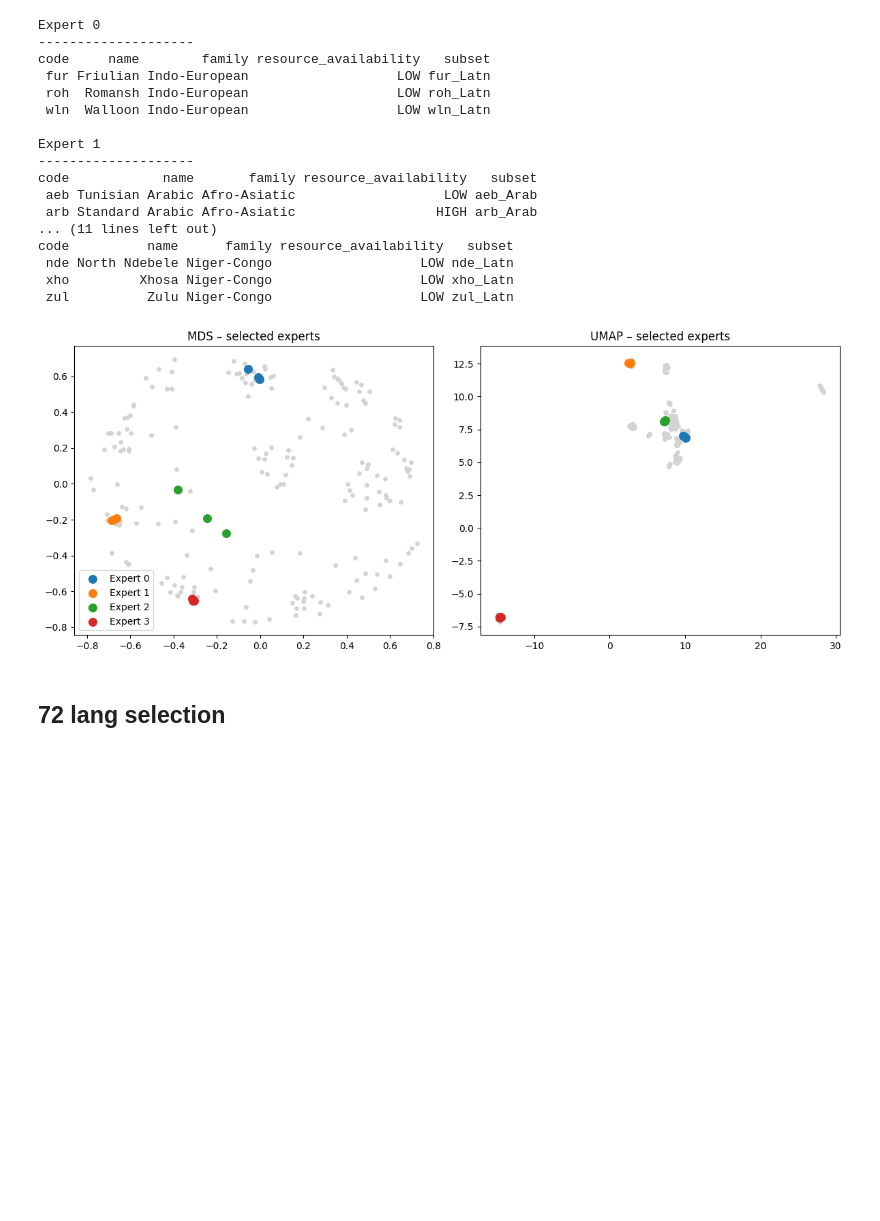
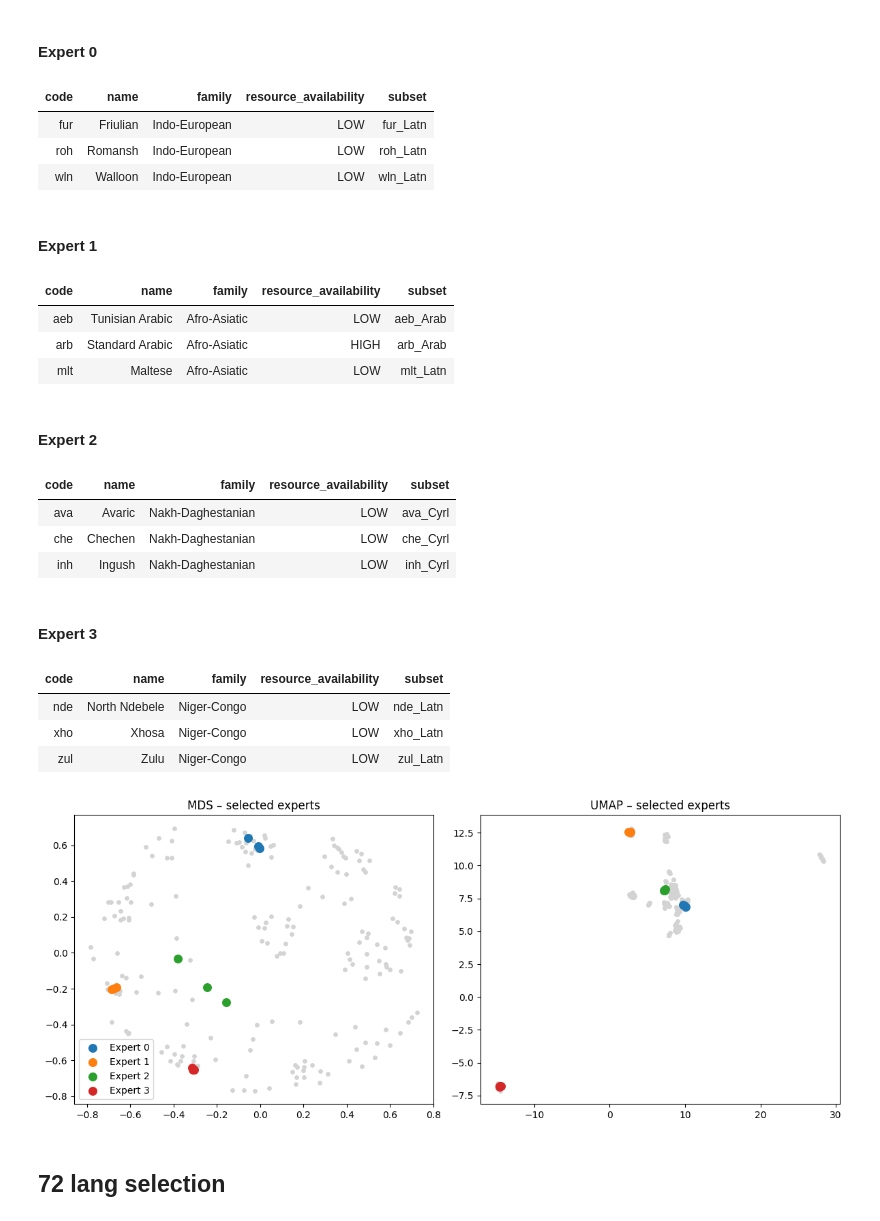
Before and after one commit to dice-group/HTYLLM-PG, a Jupyter notebook: approaches/CoLA/tools/two_stage_clustering/language_family_tree_based.ipynb, the cells around one changed output. Cells and saved outputs as stored; diff of their text form; code cells hidden in the pictures; blank space fills up the shorter version.

```diff
--- a/approaches/CoLA/tools/two_stage_clustering/language_family_tree_based.ipynb
+++ b/approaches/CoLA/tools/two_stage_clustering/language_family_tree_based.ipynb
@@ -139,42 +126,45 @@ def print_expert_config(experts, df):
 # %%
 # for tier1 - 12 lang selection
 
 expert_ids, clusters = select_expert_clusters(
     matrix,
     max_experts=4,
     min_cluster_size=3
 )
 
 experts = {}
 for c in expert_ids:
     subgroups = extract_subgroups(
         clusters[c],
         matrix,
         subgroup_size=3,
         max_subgroups=1
     )
     experts[c] = [codes[i] for i in subgroups[0]]
 
-print_expert_config(experts, df)
+display_expert_config(experts, df)
 plot_selected_experts(matrix, codes, experts)
 # %% [output]
-Expert 0
---------------------
-code     name        family resource_availability   subset
- fur Friulian Indo-European                   LOW fur_Latn
- roh  Romansh Indo-European                   LOW roh_Latn
- wln  Walloon Indo-European                   LOW wln_Latn
-
-Expert 1
---------------------
-code            name       family resource_availability   subset
- aeb Tunisian Arabic Afro-Asiatic                   LOW aeb_Arab
- arb Standard Arabic Afro-Asiatic                  HIGH arb_Arab
-... (11 lines left out)
-code          name      family resource_availability   subset
- nde North Ndebele Niger-Congo                   LOW nde_Latn
- xho         Xhosa Niger-Congo                   LOW xho_Latn
- zul          Zulu Niger-Congo                   LOW zul_Latn
+Expert 0
+| code | name | family | resource_availability | subset |
+| fur | Friulian | Indo-European | LOW | fur_Latn |
+| roh | Romansh | Indo-European | LOW | roh_Latn |
+| wln | Walloon | Indo-European | LOW | wln_Latn |
+Expert 1
+| code | name | family | resource_availability | subset |
+| aeb | Tunisian Arabic | Afro-Asiatic | LOW | aeb_Arab |
+| arb | Standard Arabic | Afro-Asiatic | HIGH | arb_Arab |
+| mlt | Maltese | Afro-Asiatic | LOW | mlt_Latn |
+Expert 2
+| code | name | family | resource_availability | subset |
+| ava | Avaric | Nakh-Daghestanian | LOW | ava_Cyrl |
+| che | Chechen | Nakh-Daghestanian | LOW | che_Cyrl |
+| inh | Ingush | Nakh-Daghestanian | LOW | inh_Cyrl |
+Expert 3
+| code | name | family | resource_availability | subset |
+| nde | North Ndebele | Niger-Congo | LOW | nde_Latn |
+| xho | Xhosa | Niger-Congo | LOW | xho_Latn |
+| zul | Zulu | Niger-Congo | LOW | zul_Latn |
 [figure]
 # %% [markdown]
 ## 72 lang selection
```
Also changed, not shown: parts of 6 cells of this notebook.
